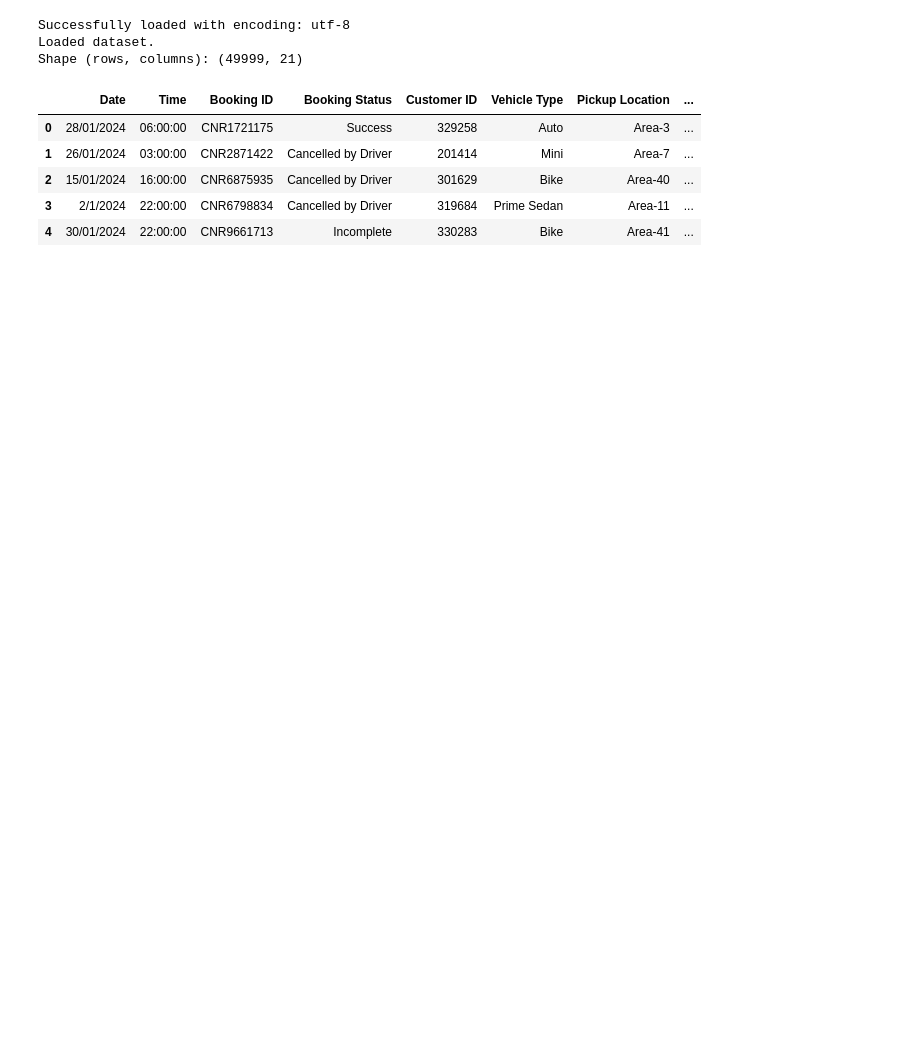
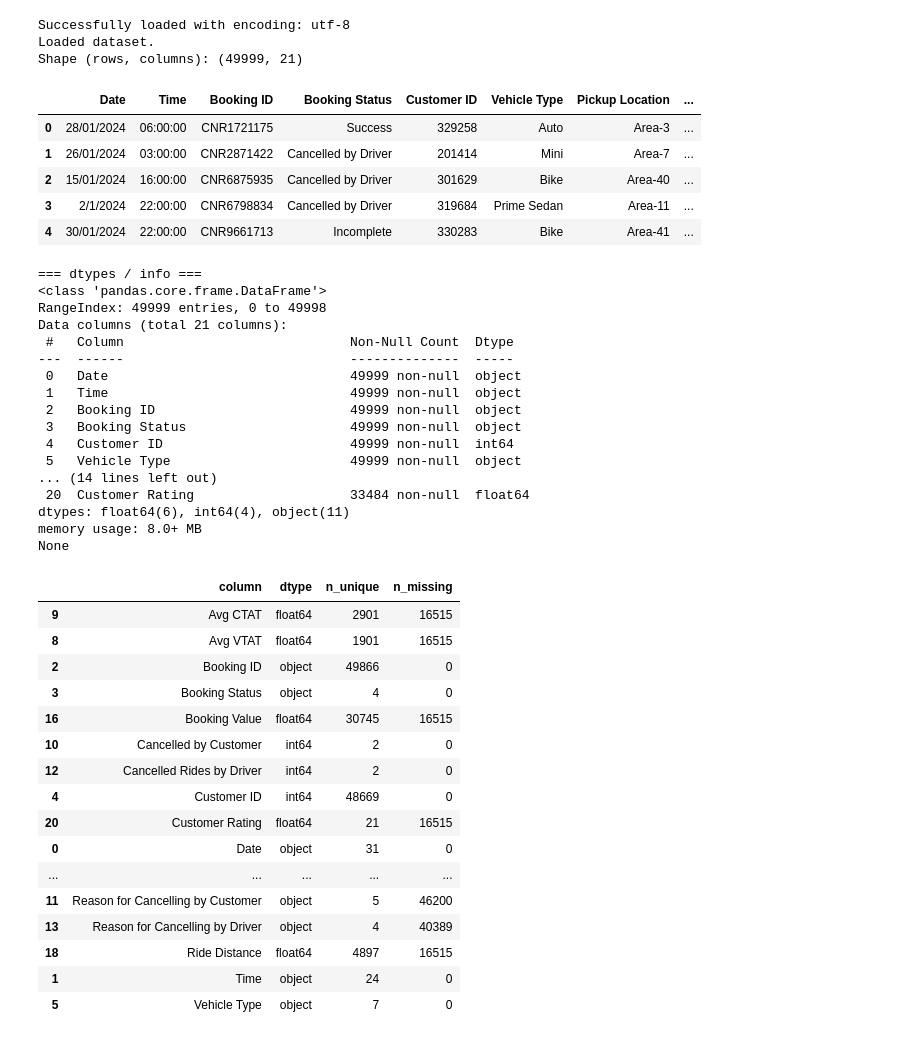
Before and after one commit to Tharmika2002/Ride-Cancellation-Model-DataX, a Jupyter notebook: Ride_Cancellation_Model.ipynb, the cells around one changed output. Drawn from its saved outputs; the diff is of its cells as text; code cells hidden in the pictures; blank space fills up the shorter version.

```diff
--- a/Ride_Cancellation_Model.ipynb
+++ b/Ride_Cancellation_Model.ipynb
@@ -57,3 +59,63 @@ Shape (rows, columns): (49999, 21)
 | 2 | 15/01/2024 | 16:00:00 | CNR6875935 | Cancelled by Driver | 301629 | Bike | Area-40 | ... |
 | 3 | 2/1/2024 | 22:00:00 | CNR6798834 | Cancelled by Driver | 319684 | Prime Sedan | Area-11 | ... |
 | 4 | 30/01/2024 | 22:00:00 | CNR9661713 | Incomplete | 330283 | Bike | Area-41 | ... |
+# %%
+# Print a quick summary of the dataframe
+print("\n=== dtypes / info ===")
+print(df.info())   # Shows number of rows, columns, dtypes, and non-null counts
+
+# Build a custom schema summary DataFrame
+schema = pd.DataFrame({
+    # 1. Column names
+    "column": df.columns,
+
+    # 2. Data type of each column (converted to string for readability)
+    "dtype": df.dtypes.astype(str).values,
+
+    # 3. Number of unique values in each column (ignores NaN)
+    "n_unique": [df[c].nunique(dropna=True) for c in df.columns],
+
+    # 4. Number of missing values in each column
+    "n_missing": df.isna().sum().values
+})
+
+# Sort the schema alphabetically by column name (optional, just for neatness)
+schema = schema.sort_values("column")
+
+# Display the schema summary
+schema
+# %% [output]
+=== dtypes / info ===
+<class 'pandas.core.frame.DataFrame'>
+RangeIndex: 49999 entries, 0 to 49998
+Data columns (total 21 columns):
+ #   Column                             Non-Null Count  Dtype
+---  ------                             --------------  -----
+ 0   Date                               49999 non-null  object
+ 1   Time                               49999 non-null  object
+ 2   Booking ID                         49999 non-null  object
+ 3   Booking Status                     49999 non-null  object
+ 4   Customer ID                        49999 non-null  int64
+ 5   Vehicle Type                       49999 non-null  object
+... (14 lines left out)
+ 20  Customer Rating                    33484 non-null  float64
+dtypes: float64(6), int64(4), object(11)
+memory usage: 8.0+ MB
+None
+|  | column | dtype | n_unique | n_missing |
+| 9 | Avg CTAT | float64 | 2901 | 16515 |
+| 8 | Avg VTAT | float64 | 1901 | 16515 |
+| 2 | Booking ID | object | 49866 | 0 |
+| 3 | Booking Status | object | 4 | 0 |
+| 16 | Booking Value | float64 | 30745 | 16515 |
+| 10 | Cancelled by Customer | int64 | 2 | 0 |
+| 12 | Cancelled Rides by Driver | int64 | 2 | 0 |
+| 4 | Customer ID | int64 | 48669 | 0 |
+| 20 | Customer Rating | float64 | 21 | 16515 |
+| 0 | Date | object | 31 | 0 |
+| ... | ... | ... | ... | ... |
+| 11 | Reason for Cancelling by Customer | object | 5 | 46200 |
+| 13 | Reason for Cancelling by Driver | object | 4 | 40389 |
+| 18 | Ride Distance | float64 | 4897 | 16515 |
+| 1 | Time | object | 24 | 0 |
+| 5 | Vehicle Type | object | 7 | 0 |
```
Also changed, not shown: parts of 10 cells of this notebook.
